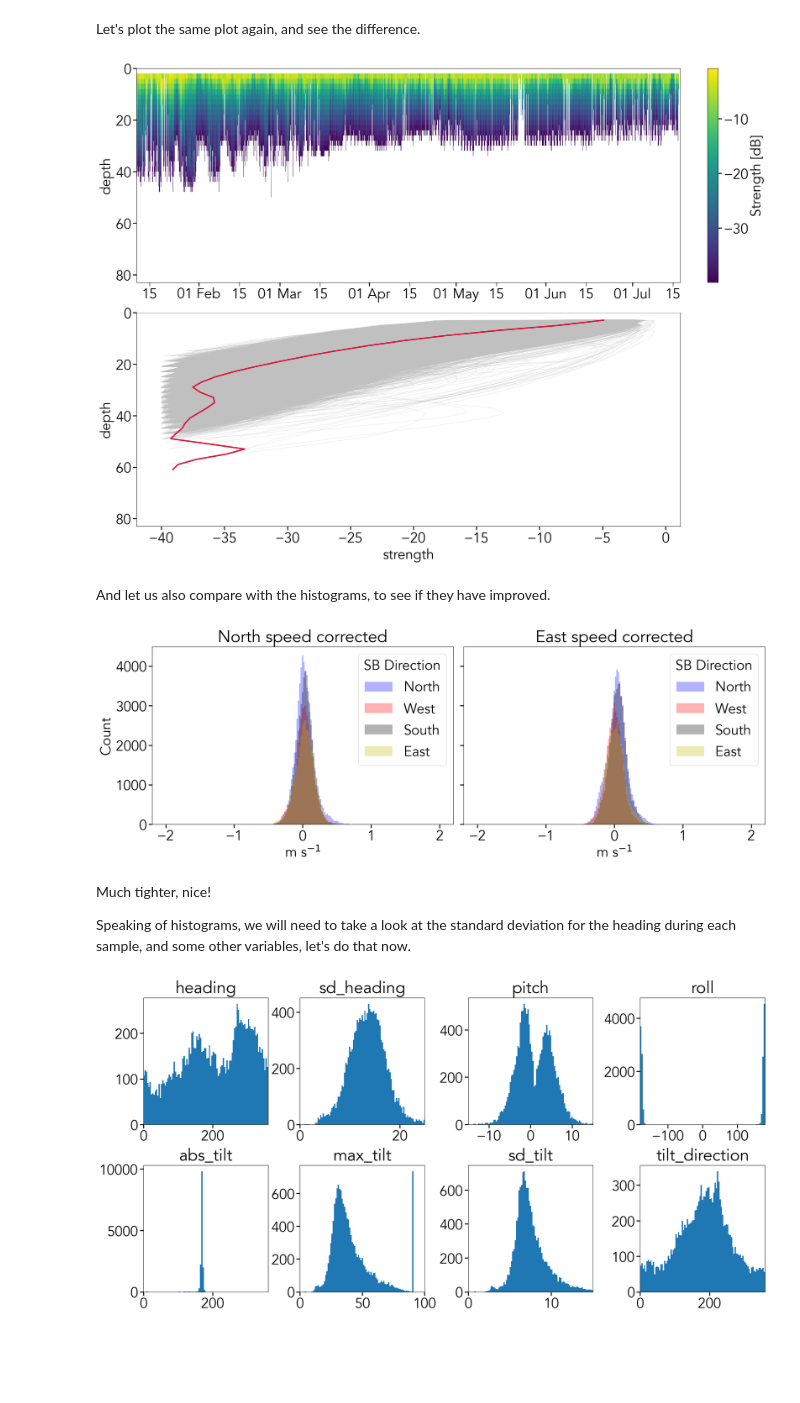
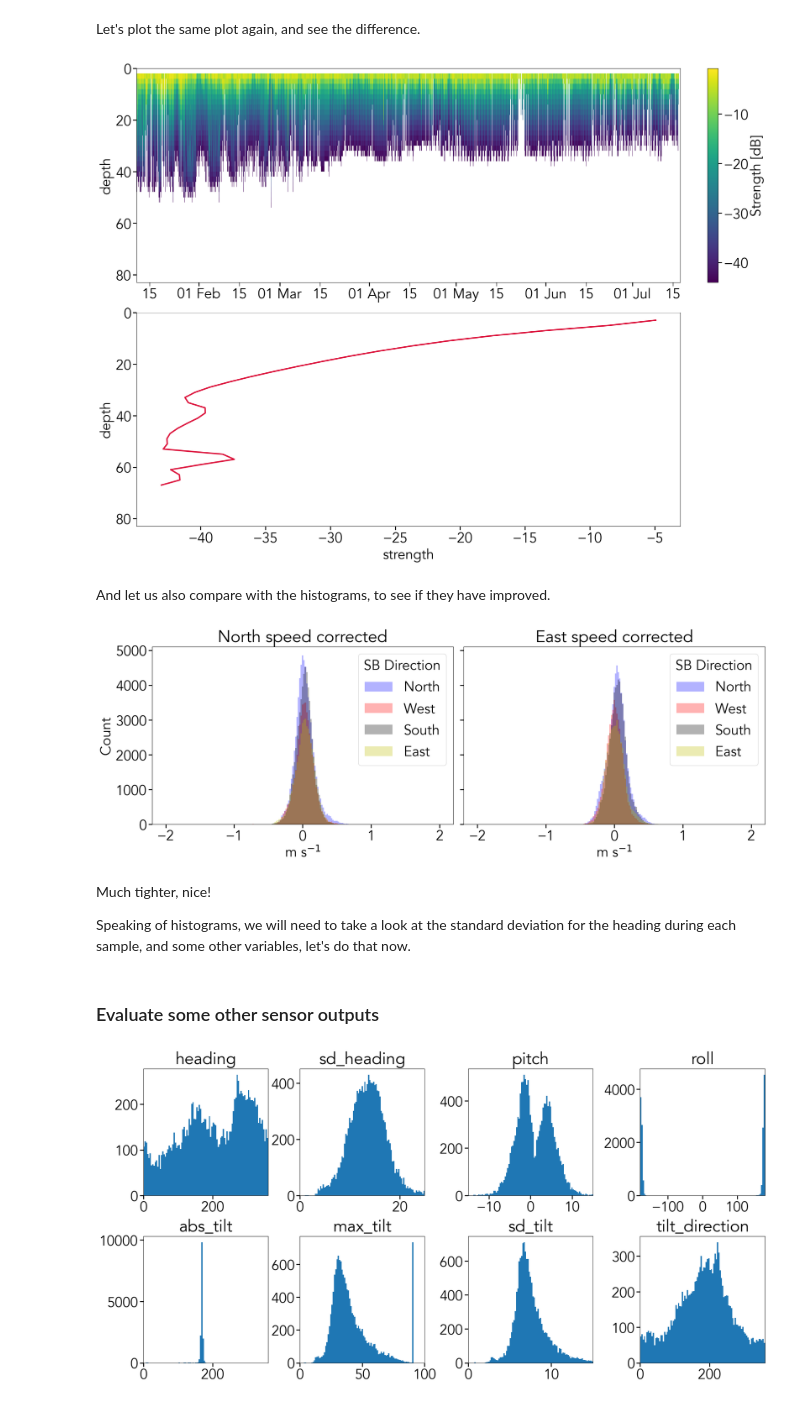
Before and after one commit to jmedholm/sailbuoy_processing, a Jupyter notebook: code/dcps.ipynb, the cells around one changed output. Cells and saved outputs as stored; diff of their text form; code cells hidden in the pictures; blank space fills up the shorter version.

Commit message:
Updated heading etc in dcps.ipynb, and a few more functions

```diff
--- a/code/dcps.ipynb
+++ b/code/dcps.ipynb
@@ -224,68 +234,70 @@ cell_vars = ['cell_index',
              'cell_state2',
              'horizontal_speed',
              'direction',
-             'north_speed',
-             'east_speed',
-             'vertical_speed',
+             'vel_north_raw',
+             'vel_east_raw',
+             'vel_up_raw',
              'sp_sd_horizontal',
              'strength',
-             'beam1_speed',
-             'beam2_speed',
-             'beam3_speed',
-             'beam4_speed',
-             'beam1_strength',
-             'beam2_strength',
-             'beam3_strength',
-             'beam4_strength',
-             'beam1_sd',
-             'beam2_sd',
-             'beam3_sd',
-             'beam4_sd',
-             'cross_difference',
+             'b1_speed',
+             'b2_speed',
+             'b3_speed',
+             'b4_speed',
+             'b1_strength',
+             'b2_strength',
+             'b3_strength',
+             'b4_strength',
+             'b1_sd',
+             'b2_sd',
+             'b3_sd',
+             'b4_sd',
+             'correlation',
              'c_u_mag',
              'c_v_mag',
              'c_u_corr',
              'c_v_corr']
 # %%
-ds[cell_vars] = ds[cell_vars].where(ds['strength'] > -40)
+ds[cell_vars] = ds[cell_vars].where(ds['strength'] > -44)
 # %% [markdown]
 Let's plot the same plot again, and see the difference.
 # %%
 fig,ax = plt.subplots(2,1,figsize=(20,15),constrained_layout=True,facecolor='w')
 
 I = np.sort(np.random.randint(len(ds.time),size=1000))
 
 ds['strength'].plot(ax=ax[0],y='depth',ylim=(83,0))
 # ds['strength'].rolling(time=4,center=True).mean('time').plot.contour(y='depth',
 #                                                                      ylim=(83,0),
 #                                                                      x='time',
 #                                                                      levels=[-40],
 #                                                                      colors='r',linestyles='-',linewidths=3,ax=ax[0])
 
 ax[0].xaxis.set_minor_locator(mdates.DayLocator([15]))
 ax[0].xaxis.set_major_locator(mdates.MonthLocator())
 ax[0].xaxis.set_major_formatter(mdates.DateFormatter("%d %b"))
 ax[0].xaxis.set_minor_formatter(mdates.DateFormatter("%d"))
 ax[0].set_xlabel('')
 rot_ticks(ax[0],0,'center')
 
-for i in tqdm(range(len(ds['time'])),'Plotting each line'):
-    ds.isel(time=i)['strength'].plot(y='depth',ylim=(83,0),c='silver',ax=ax[1],alpha=0.2)
+#for i in tqdm(range(len(ds['time'])),'Plotting each line'):
+#    ds.isel(time=i)['strength'].plot(y='depth',ylim=(83,0),c='silver',ax=ax[1],alpha=0.2)
 
 ds['strength'].median('time').plot(y='depth',ylim=(83,0),c='crimson',ax=ax[1],lw=3)
 plt.show()
 # %% [output]
-[figure, old version]
+[figure, new version]
 # %% [markdown]
 And let us also compare with the histograms, to see if they have improved.
 # %%
-dcps_plotting.heading_dist(ds,2,'c_v_corr','c_u_corr','../figs/ne_qc_hist_40dB.png')
+dcps_plotting.heading_dist(ds,2,'c_v_corr','c_u_corr','../figs/ne_qc_hist_44dB.png')
 # %% [output]
-[figure, old version]
+[figure, new version]
 # %% [markdown]
 Much tighter, nice!
 
 Speaking of histograms, we will need to take a look at the standard deviation for the heading during each sample, and some other variables, let's do that now.
+# %% [markdown]
+### Evaluate some other sensor outputs
 # %%
 fig,ax=plt.subplots(2,4,figsize=(20,10),constrained_layout=True)
 var = ['heading','sd_heading','pitch','roll','abs_tilt','max_tilt','sd_tilt','tilt_direction']
```
Also changed, not shown: parts of 35 cells of this notebook, 4 other files.
